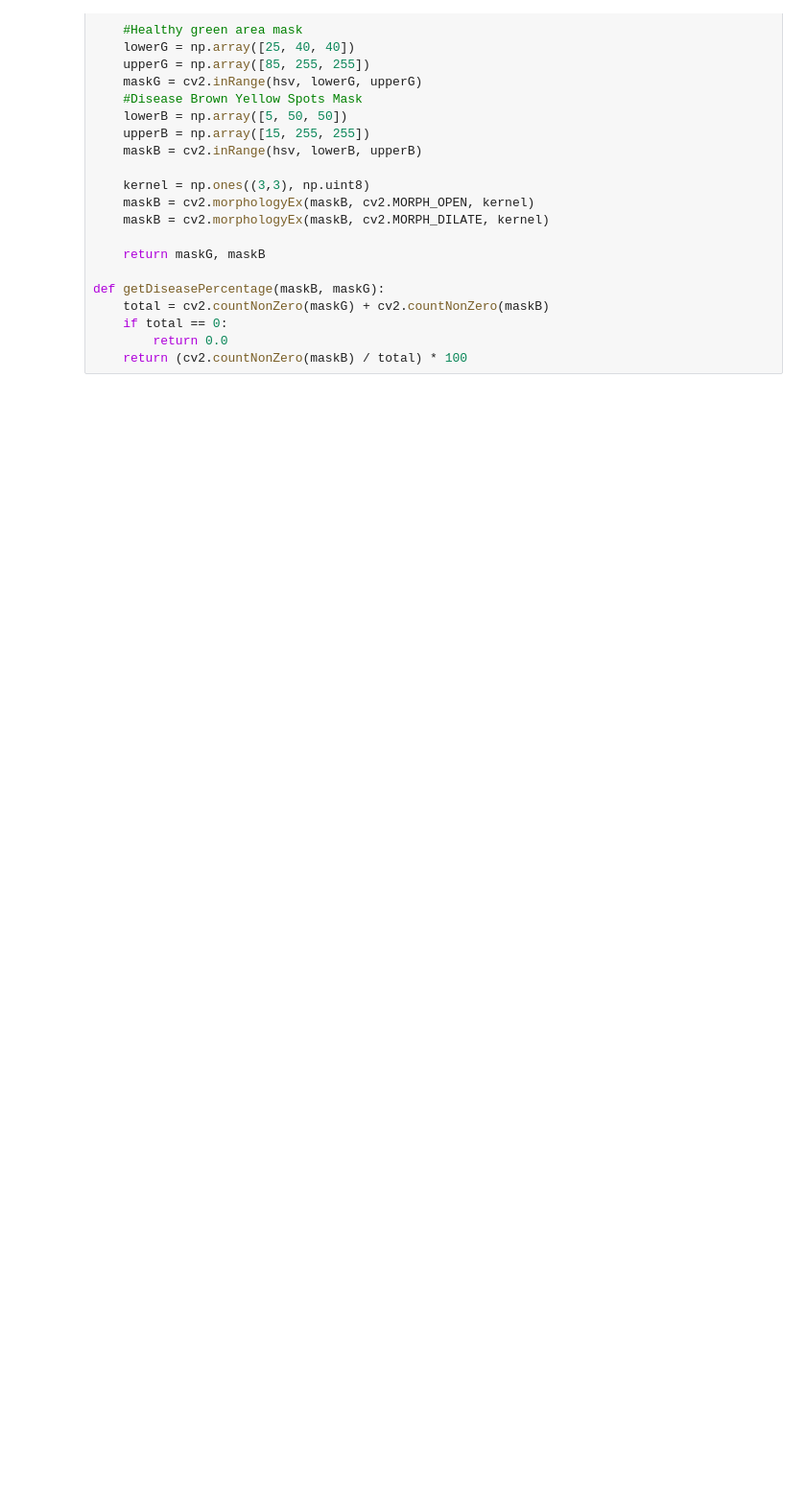
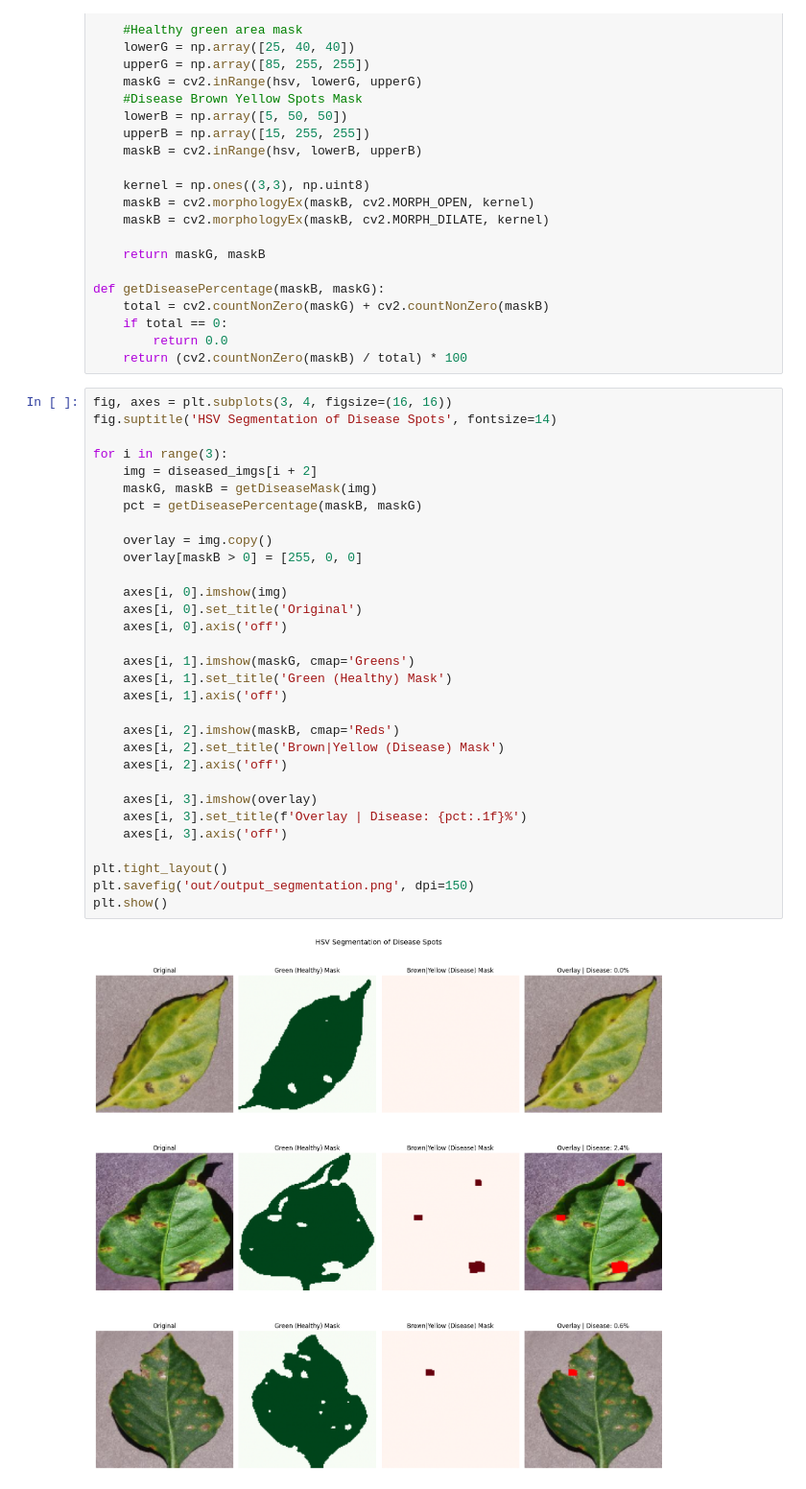
Before and after one commit to heyisula/plant-disease-detection, a Jupyter notebook: train.ipynb, the cells around one changed output. Shown at 96% size. Cells and saved outputs as stored; diff of their text form; blank space fills up the shorter version.

```diff
--- a/train.ipynb
+++ b/train.ipynb
@@ -124,3 +124,36 @@ def getDiseasePercentage(maskB, maskG):
     if total == 0:
         return 0.0
     return (cv2.countNonZero(maskB) / total) * 100
+# %%
+fig, axes = plt.subplots(3, 4, figsize=(16, 16))
+fig.suptitle('HSV Segmentation of Disease Spots', fontsize=14)
+
+for i in range(3):
+    img = diseased_imgs[i + 2]
+    maskG, maskB = getDiseaseMask(img)
+    pct = getDiseasePercentage(maskB, maskG)
+
+    overlay = img.copy()
+    overlay[maskB > 0] = [255, 0, 0]
+
+    axes[i, 0].imshow(img)
+    axes[i, 0].set_title('Original')
+    axes[i, 0].axis('off')
+
+    axes[i, 1].imshow(maskG, cmap='Greens')
+    axes[i, 1].set_title('Green (Healthy) Mask')
+    axes[i, 1].axis('off')
+
+    axes[i, 2].imshow(maskB, cmap='Reds')
+    axes[i, 2].set_title('Brown|Yellow (Disease) Mask')
+    axes[i, 2].axis('off')
+
+    axes[i, 3].imshow(overlay)
+    axes[i, 3].set_title(f'Overlay | Disease: {pct:.1f}%')
+    axes[i, 3].axis('off')
+
+plt.tight_layout()
+plt.savefig('out/output_segmentation.png', dpi=150)
+plt.show()
+# %% [output]
+[figure, added]
```
Also changed, not shown: parts of 2 cells of this notebook, 3 other files.
